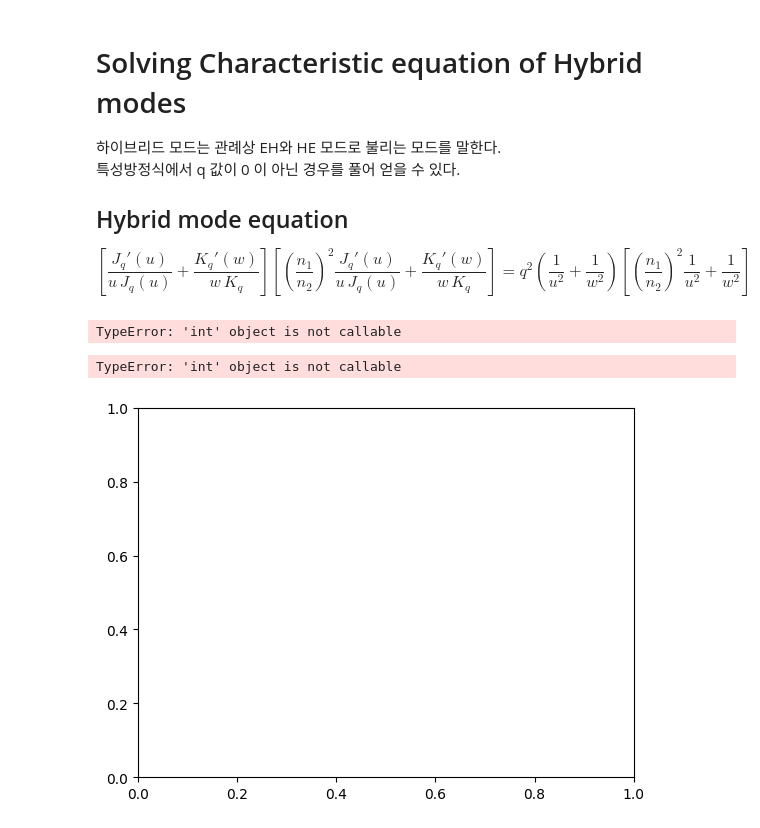
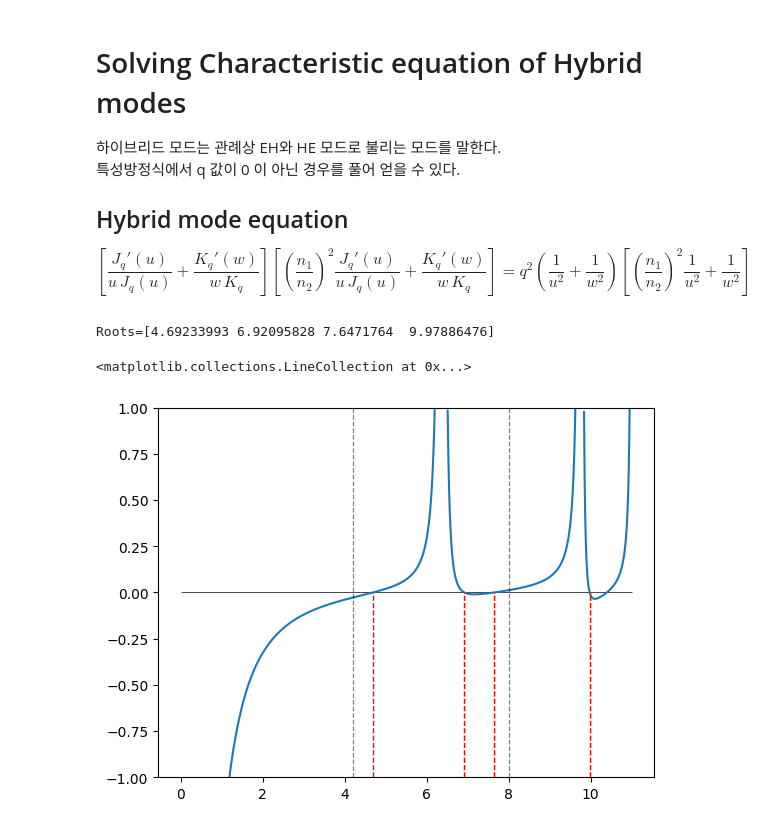
Before and after one commit to jkkow/fmdtool, a Jupyter notebook: draft/usolver_for_hybrid.ipynb, the cells around one changed output. Saved outputs shown, nothing was run; the diff lists cells and outputs as text; code cells hidden in the pictures.

```diff
--- a/draft/usolver_for_hybrid.ipynb
+++ b/draft/usolver_for_hybrid.ipynb
@@ -38,21 +38,21 @@ $$
 # %%
 def gen_eigen_eq(n1, n2, q, **kwargs):
 
-    def eq_hybrid(u):
-        w = np.sqrt(v*v - u*u)
-        return (jvp(q, u)/(u*jv(q, u)) + kvp(q, w)/(w*kv(q, w)))*((n1/n2)**2*jvp(q, u)/(u*jv(q, u)) + kvp(q, w)/(w*kv(q, w))) - q*q(1/(u*u)+1/(w*w))*((n1/n2)**2/(u*u)+1/(w*w))
+  def jf(u):
+    return jvp(q, u)/(u*jv(q,u))
 
-    if kwargs.get("mode")=="hybrid":
-        return eq_hybrid
+  def kf(u):
+    w = np.sqrt(v*v - u*u)
+    return kvp(q, w)/(w*kv(q,w))
+
+  def qf(u):
+    w = np.sqrt(v*v - u*u)
+    n_sq= (n1/n2)**2
+    return q*q*(1/(u*u)+1/(w*w))*(n_sq/(u*u)+1/(w*w))
+
+  def hybrid(u):
+    n_sq= (n1/n2)**2
+    return (jf(u)+kf(u))*(n_sq*jf(u)+kf(u))-qf(u)
+
+  if kwargs.get("mode")=="hybrid":
+    return hybrid
-# %%
-v = 10
-u = 3
-w = np.sqrt(v*v - u*u)
-n1 = 1.456
-n2 = 1.444
-q=1
-
-
-print((jvp(q, u)/(u*jv(q, u)) + kvp(q, w)/(w*kv(q, w)))*((n1/n2)**2*jvp(q, u)/(u*jv(q, u)) + kvp(q, w)/(w*kv(q, w))) - q*q(1/(u*u)+1/(w*w))*((n1/n2)**2/(u*u)+1/(w*w)))
-# %% [output]
-TypeError: 'int' object is not callable
@@ -79,10 +59,23 @@ def plot_eigen_eq(v, n1, n2, q):
-# %%
-v = 5
-n1 = 1.444
-n2 = 1.458
-q = 1
-
-plot_eigen_eq(v, n1, n2, q)
-# %% [output]
-TypeError: 'int' object is not callable
-[figure, removed]
+# %%
+v = 11
+n1 = 1.444
+n2 = 1.458
+q = 3
+eigen_hybrid = gen_eigen_eq(n1,n2,q, mode='hybrid')
+roots = fsolve(eigen_hybrid, [5, 6.5, 7.5, 9.8])
+print(f"Roots={roots}")
+
+
+fig,ax = plt.subplots()
+plot_limit = 1
+ax.set_ylim(-plot_limit, plot_limit)
+ax.hlines(y=0, xmin=0, xmax=v, colors='k', linewidth=0.5) # plot x axis.
+u = np.linspace(0.0001, v-0.0001, int(v*1000))
+eigen_hybrid = np.where(abs(eigen_hybrid(u)) >= plot_limit, None, eigen_hybrid(u))
+ax.plot(u, eigen_hybrid)
+ax.vlines(x=roots, ymin=-plot_limit, ymax=0, linestyles='dashed', colors='r', linewidth=1.0, label="Roots")
+ax.vlines(x=jnp_zeros(q,2), ymin=-plot_limit, ymax=plot_limit, linestyles='dashed', colors='k', alpha=0.5, linewidth=0.9)
+# %% [output]
+Roots=[4.69233993 6.92095828 7.6471764  9.97886476]
+<matplotlib.collections.LineCollection at 0x...>
+[figure, added]
```
Also changed, not shown: parts of 2 cells of this notebook.
